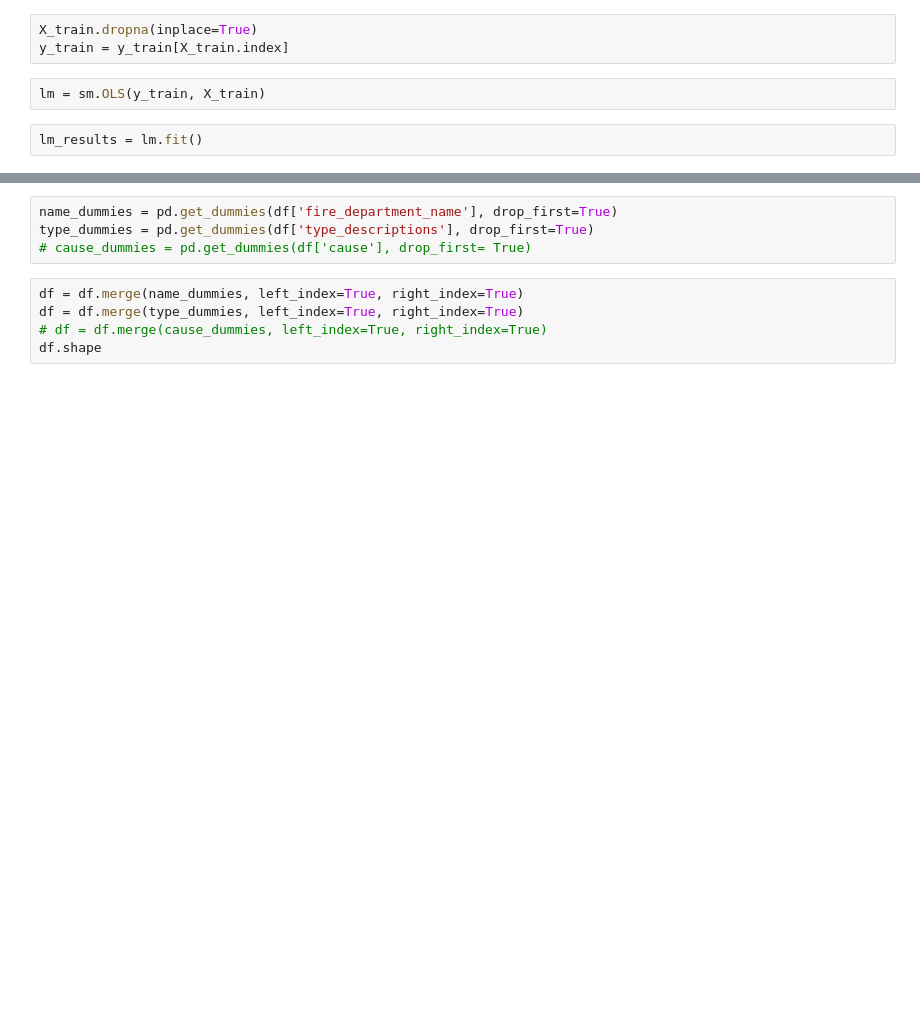
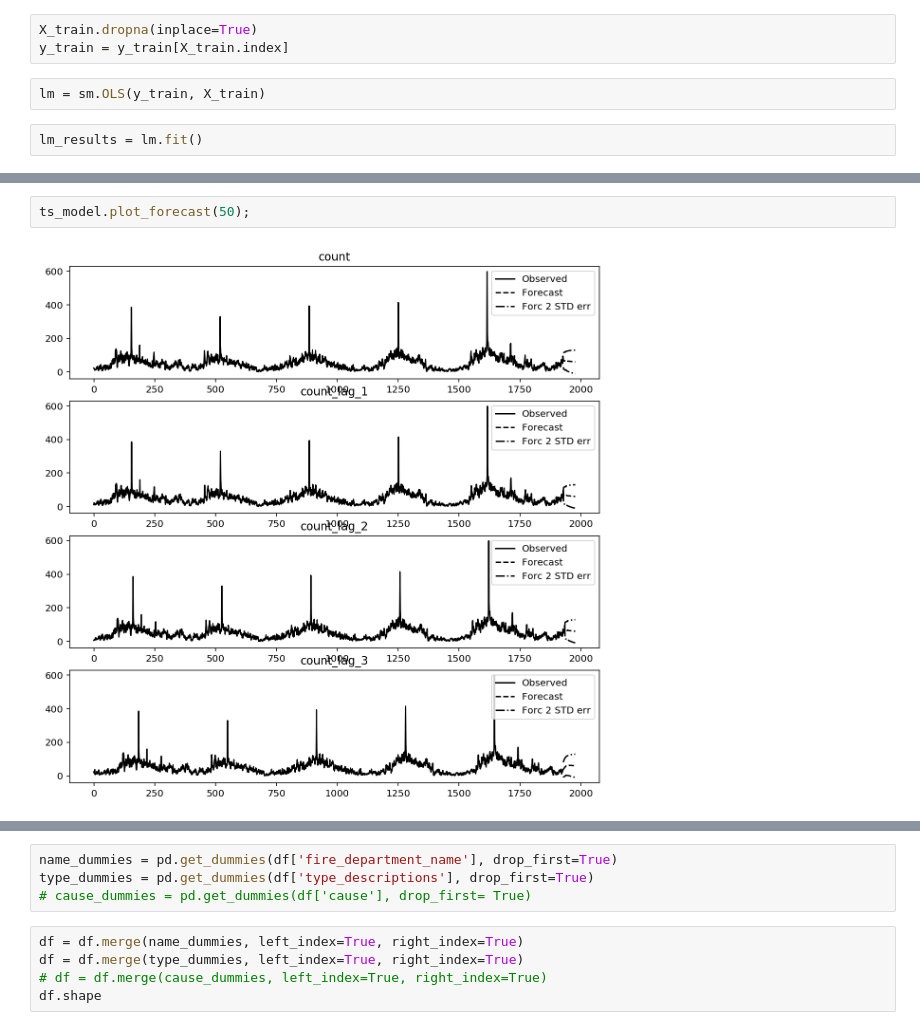
Before and after one commit to Davidloku1234567/Cal_Fire, a Jupyter notebook: cal_fire_data_w.ipynb, the cells around one changed output, grey strips where cells are left out. Cells and saved outputs as stored; diff of their text form; blank space fills up the shorter version.

```diff
--- a/cal_fire_data_w.ipynb
+++ b/cal_fire_data_w.ipynb
@@ -314,0 +424,4 @@ No handles with labels found to put in legend.
+# %%
+ts_model.plot_forecast(50);
+# %% [output]
+[figure, added]
```
Also changed, not shown: parts of 41 cells of this notebook, 1 other file.
